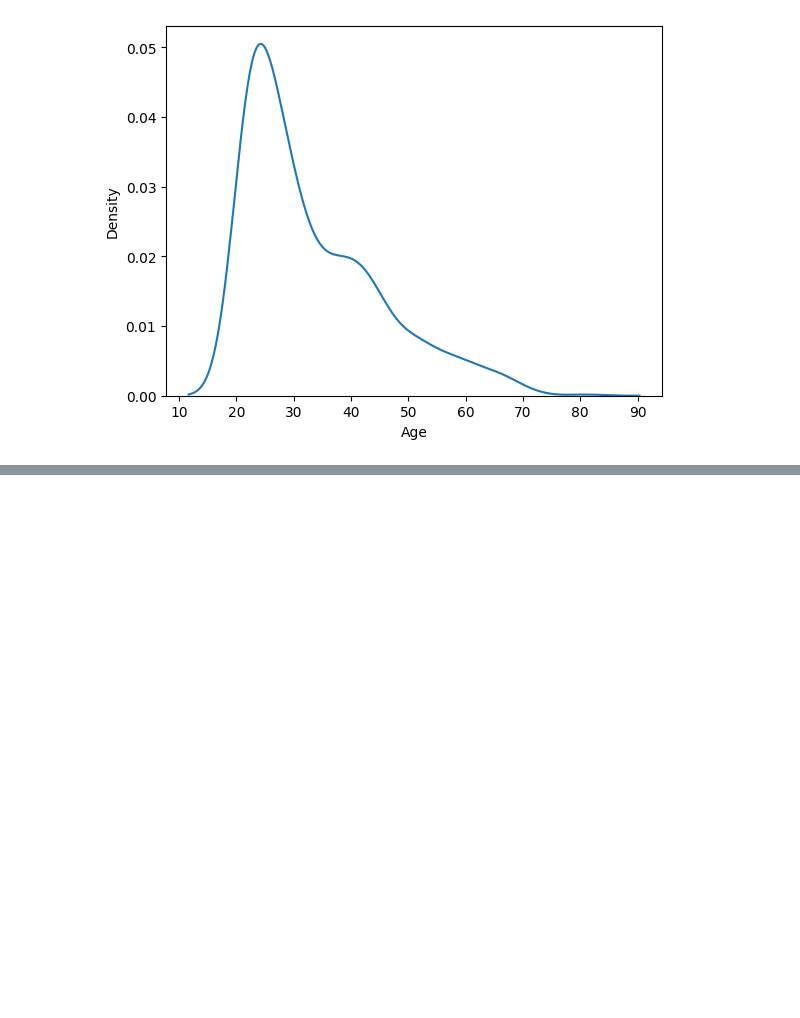
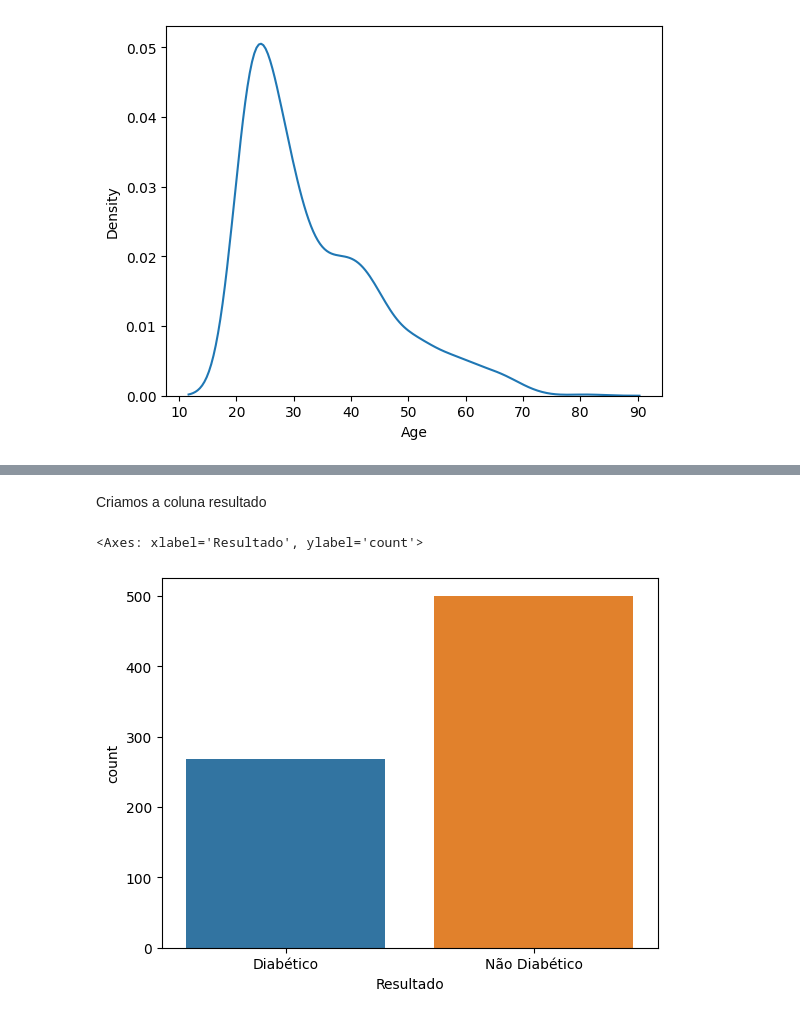
Before and after one commit to Juscostajr/analise-de-dados-turma-2023, a Jupyter notebook: Aula3.ipynb, the cells around one changed output, grey strips where cells are left out. Saved outputs shown, nothing was run; the diff lists cells and outputs as text; code cells hidden in the pictures; blank space fills up the shorter version.

```diff
--- a/Aula3.ipynb
+++ b/Aula3.ipynb
@@ -64,0 +89,11 @@ sns.kdeplot(data=df, x='Age')
+# %% [markdown]
+Criamos a coluna resultado
+# %%
+df['Resultado'] = ''
+# %%
+df.loc[df['Outcome'] == 1, 'Resultado'] = 'Diabético'
+df.loc[df['Outcome'] == 0, 'Resultado'] = 'Não Diabético'
+sns.countplot(data=df, x='Resultado')
+# %% [output]
+<Axes: xlabel='Resultado', ylabel='count'>
+[figure, added]
```
Also changed, not shown: parts of 2 cells of this notebook.
